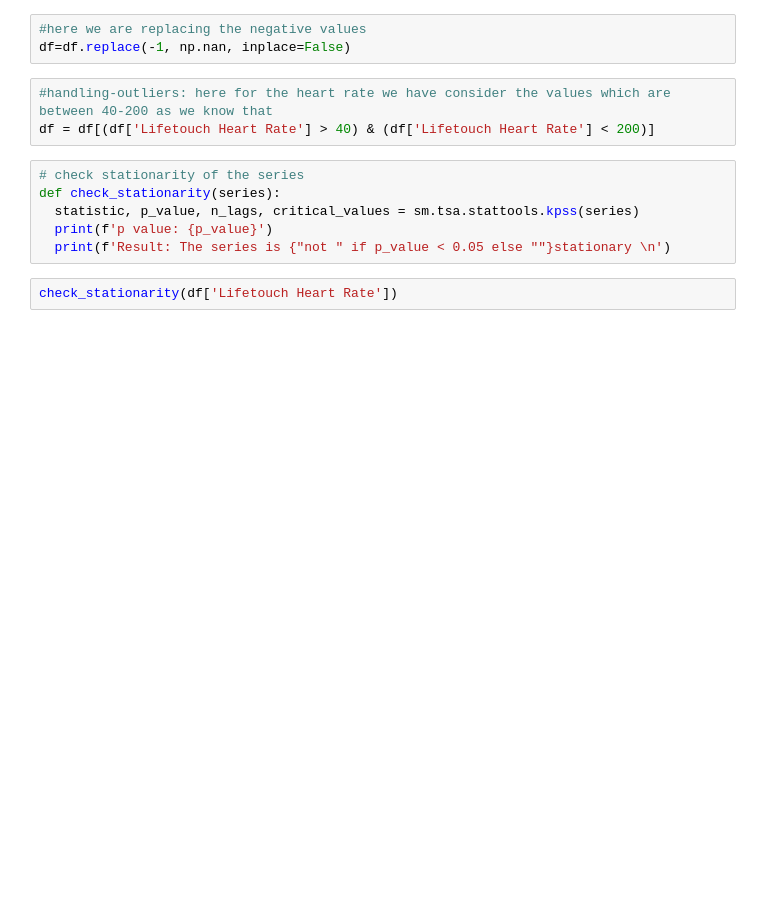
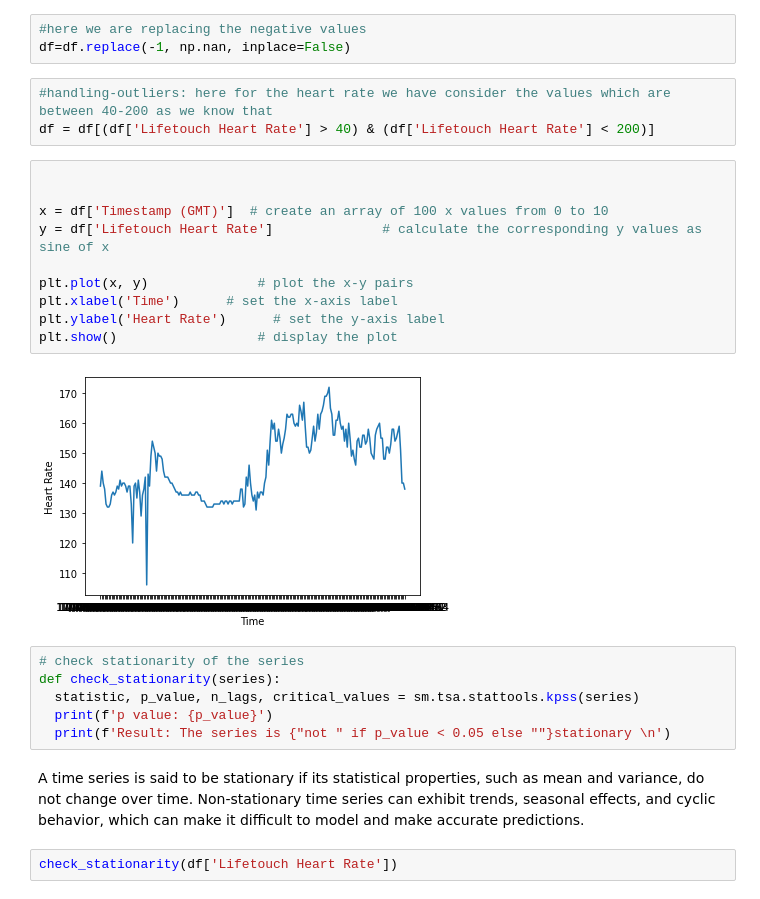
Before and after one commit to yamini542/AppliedAI_Assignments, a Jupyter notebook: AppliedAi_ass1.ipynb, the cells around one changed output. Drawn from its saved outputs; the diff is of its cells as text; blank space fills up the shorter version.

```diff
--- a/AppliedAi_ass1.ipynb
+++ b/AppliedAi_ass1.ipynb
@@ -79,12 +95,26 @@ df=df.replace(-1, np.nan, inplace=False)
 # %%
 #handling-outliers: here for the heart rate we have consider the values which are between 40-200 as we know that
 df = df[(df['Lifetouch Heart Rate'] > 40) & (df['Lifetouch Heart Rate'] < 200)]
+# %%
+
+
+x = df['Timestamp (GMT)']  # create an array of 100 x values from 0 to 10
+y = df['Lifetouch Heart Rate']              # calculate the corresponding y values as sine of x
+
+plt.plot(x, y)              # plot the x-y pairs
+plt.xlabel('Time')      # set the x-axis label
+plt.ylabel('Heart Rate')      # set the y-axis label
+plt.show()                  # display the plot
+# %% [output]
+[figure, added]
 # %%
 # check stationarity of the series
 def check_stationarity(series):
   statistic, p_value, n_lags, critical_values = sm.tsa.stattools.kpss(series)
   print(f'p value: {p_value}')
   print(f'Result: The series is {"not " if p_value < 0.05 else ""}stationary \n')
+# %% [markdown]
+ A time series is said to be stationary if its statistical properties, such as mean and variance, do not change over time. Non-stationary time series can exhibit trends, seasonal effects, and cyclic behavior, which can make it difficult to model and make accurate predictions.
 # %%
 check_stationarity(df['Lifetouch Heart Rate'])
 # %% [output]
```
Also changed, not shown: parts of 49 cells of this notebook.
